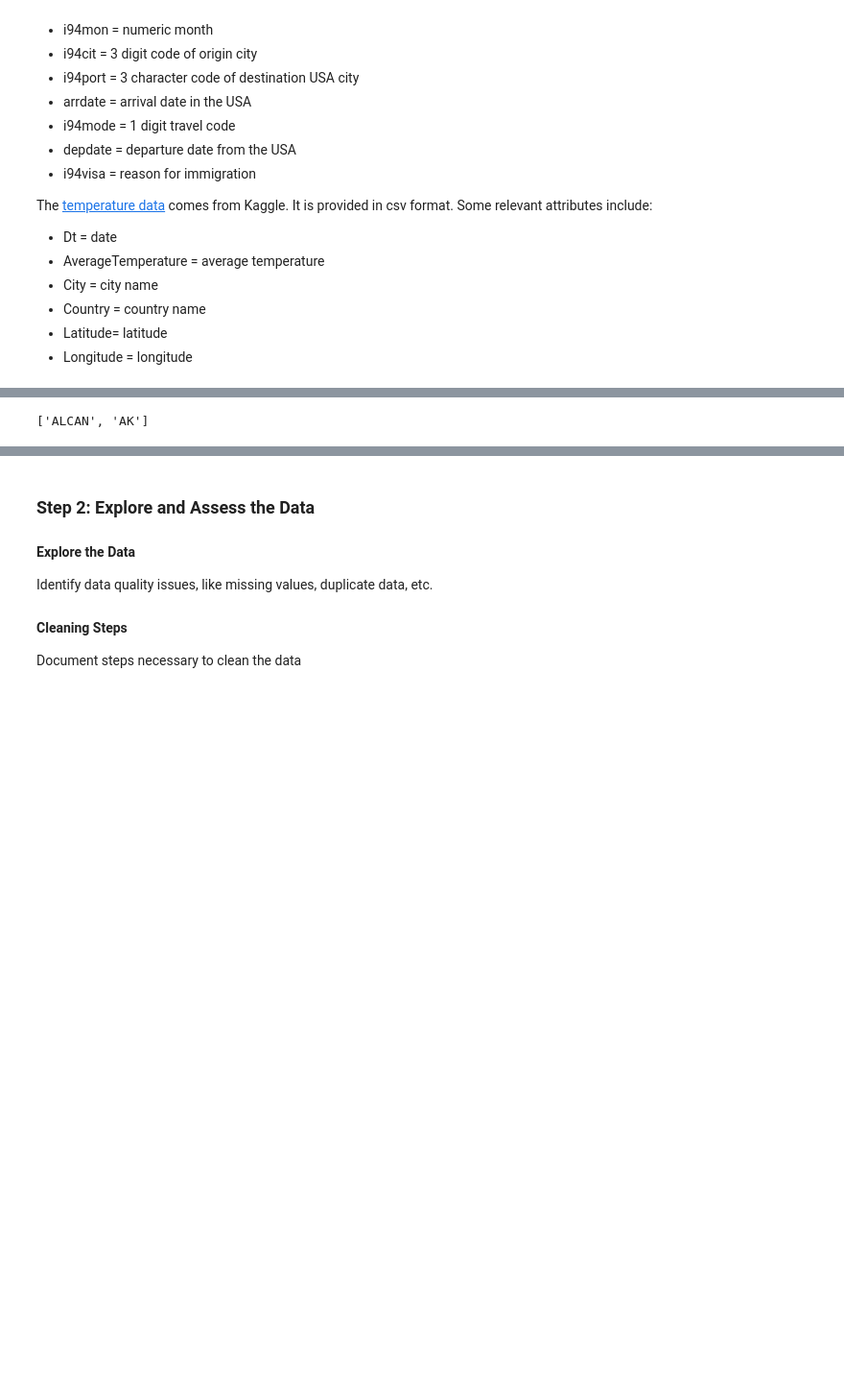
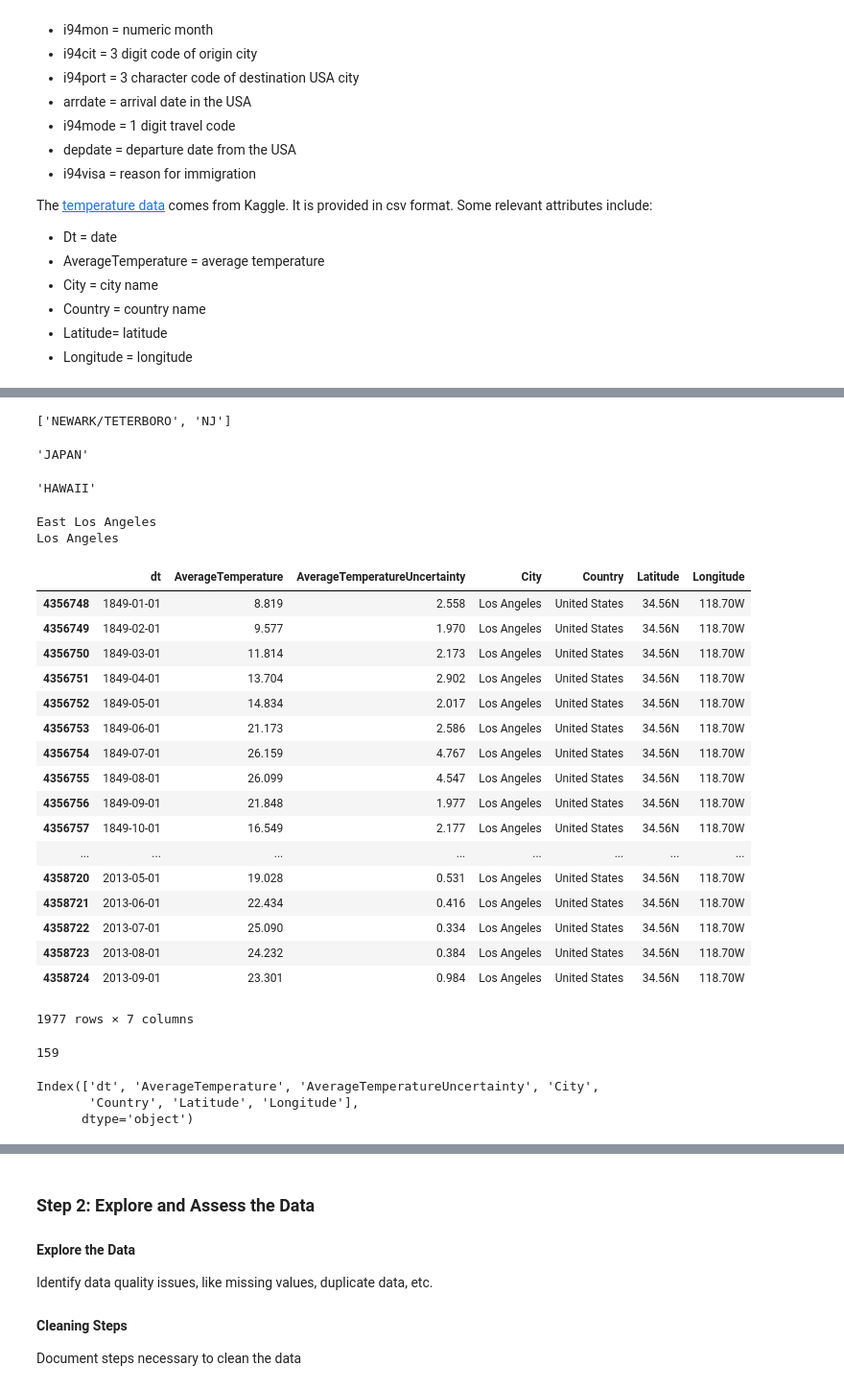
Before and after one commit to sudhakar12161/Project-Capstone-US-I94-Immigration-Insights, a Jupyter notebook: Capstone Project.ipynb, the cells around one changed output, grey strips where cells are left out. Shown at 96% size. Drawn from its saved outputs; the diff is of its cells as text; code cells hidden in the pictures; blank space fills up the shorter version.

Commit message:
Data Explore changes

```diff
--- a/Capstone Project.ipynb
+++ b/Capstone Project.ipynb
@@ -89,4 +132,4 @@ b MAA Abu Dhabi
 # %%
-i94port_valid["ALC"]
+i94port_valid["NEW"]
 # %% [output]
-['ALCAN', 'AK']
+['NEWARK/TETERBORO', 'NJ']
@@ -92,0 +151,4 @@ i94port_valid["ALC"]
+# %%
+i94cit_valid["209"]
+# %% [output]
+'JAPAN'
@@ -92,0 +170,6 @@ i94port_valid["ALC"]
+# %%
+i94addr_valid["HI"]
+# %% [output]
+'HAWAII'
+# %%
+df_global_temp = pd.read_csv('../../data2/GlobalLandTemperaturesByCity.csv',header=0)
@@ -92,0 +178,7 @@ i94port_valid["ALC"]
+# %%
+for city in distinct_city:
+    if city.lower().find('los angeles')!=-1:
+        print(city)
+# %% [output]
+East Los Angeles
+Los Angeles
@@ -92,0 +188,31 @@ i94port_valid["ALC"]
+# %%
+df_global_temp.query('City==@city and Country==@country')
+# %% [output]
+|  | dt | AverageTemperature | AverageTemperatureUncertainty | City | Country | Latitude | Longitude |
+| 4356748 | 1849-01-01 | 8.819 | 2.558 | Los Angeles | United States | 34.56N | 118.70W |
+| 4356749 | 1849-02-01 | 9.577 | 1.970 | Los Angeles | United States | 34.56N | 118.70W |
+| 4356750 | 1849-03-01 | 11.814 | 2.173 | Los Angeles | United States | 34.56N | 118.70W |
+| 4356751 | 1849-04-01 | 13.704 | 2.902 | Los Angeles | United States | 34.56N | 118.70W |
+| 4356752 | 1849-05-01 | 14.834 | 2.017 | Los Angeles | United States | 34.56N | 118.70W |
+| 4356753 | 1849-06-01 | 21.173 | 2.586 | Los Angeles | United States | 34.56N | 118.70W |
+| 4356754 | 1849-07-01 | 26.159 | 4.767 | Los Angeles | United States | 34.56N | 118.70W |
+| 4356755 | 1849-08-01 | 26.099 | 4.547 | Los Angeles | United States | 34.56N | 118.70W |
+| 4356756 | 1849-09-01 | 21.848 | 1.977 | Los Angeles | United States | 34.56N | 118.70W |
+| 4356757 | 1849-10-01 | 16.549 | 2.177 | Los Angeles | United States | 34.56N | 118.70W |
+| ... | ... | ... | ... | ... | ... | ... | ... |
+| 4358720 | 2013-05-01 | 19.028 | 0.531 | Los Angeles | United States | 34.56N | 118.70W |
+| 4358721 | 2013-06-01 | 22.434 | 0.416 | Los Angeles | United States | 34.56N | 118.70W |
+| 4358722 | 2013-07-01 | 25.090 | 0.334 | Los Angeles | United States | 34.56N | 118.70W |
+| 4358723 | 2013-08-01 | 24.232 | 0.384 | Los Angeles | United States | 34.56N | 118.70W |
+| 4358724 | 2013-09-01 | 23.301 | 0.984 | Los Angeles | United States | 34.56N | 118.70W |
+1977 rows × 7 columns
+# %%
+len(pd.unique(df_global_temp.Country))
+# %% [output]
+159
+# %%
+df_global_temp.columns
+# %% [output]
+Index(['dt', 'AverageTemperature', 'AverageTemperatureUncertainty', 'City',
+       'Country', 'Latitude', 'Longitude'],
+      dtype='object')
```
Also changed, not shown: parts of 33 cells of this notebook.
